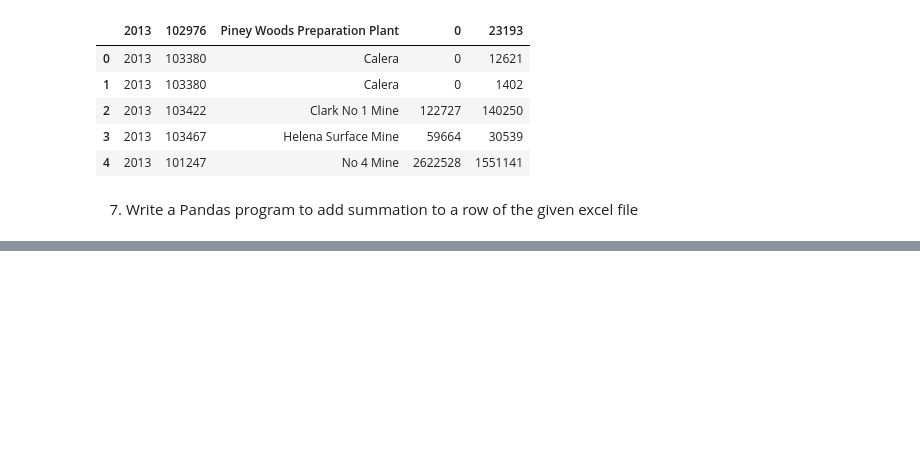
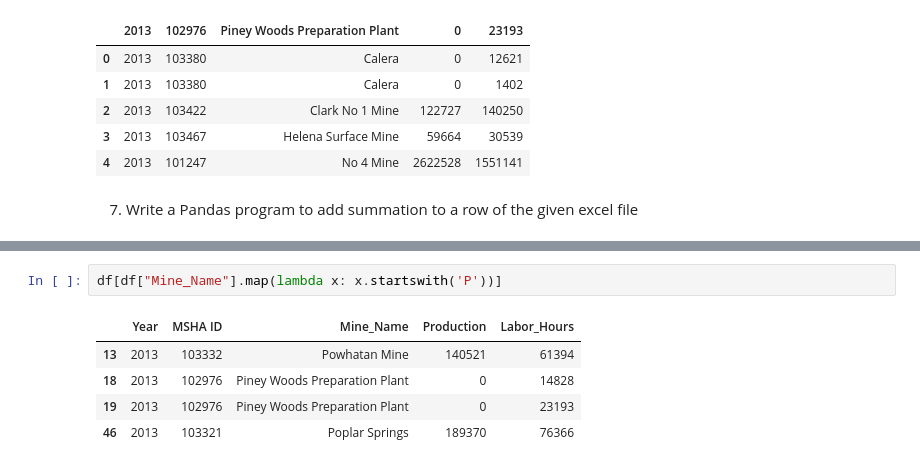
Before and after one commit to Proxytrail/pandasquestions, a Jupyter notebook: pandasquestion2.ipynb, the cells around one changed output, grey strips where cells are left out. Drawn from its saved outputs; the diff is of its cells as text; blank space fills up the shorter version.

```diff
--- a/pandasquesion2.ipynb
+++ b/pandasquestion2.ipynb
@@ -160,0 +262,8 @@ df.head()
+# %%
+df[df["Mine_Name"].map(lambda x: x.startswith('P'))]
+# %% [output]
+|  | Year | MSHA ID | Mine_Name | Production | Labor_Hours |
+| 13 | 2013 | 103332 | Powhatan Mine | 140521 | 61394 |
+| 18 | 2013 | 102976 | Piney Woods Preparation Plant | 0 | 14828 |
+| 19 | 2013 | 102976 | Piney Woods Preparation Plant | 0 | 23193 |
+| 46 | 2013 | 103321 | Poplar Springs | 189370 | 76366 |
```
Also changed, not shown: parts of 13 cells of this notebook.
